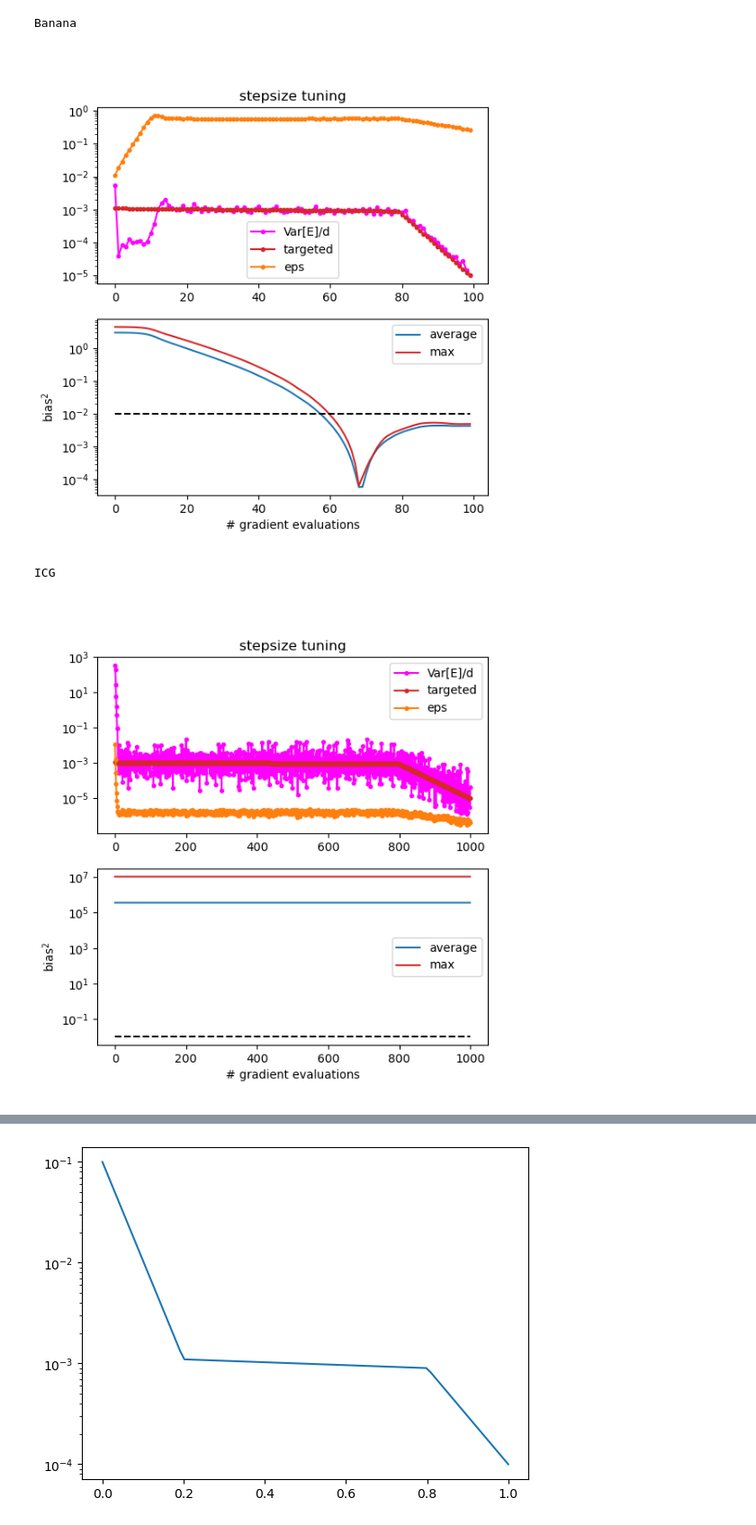
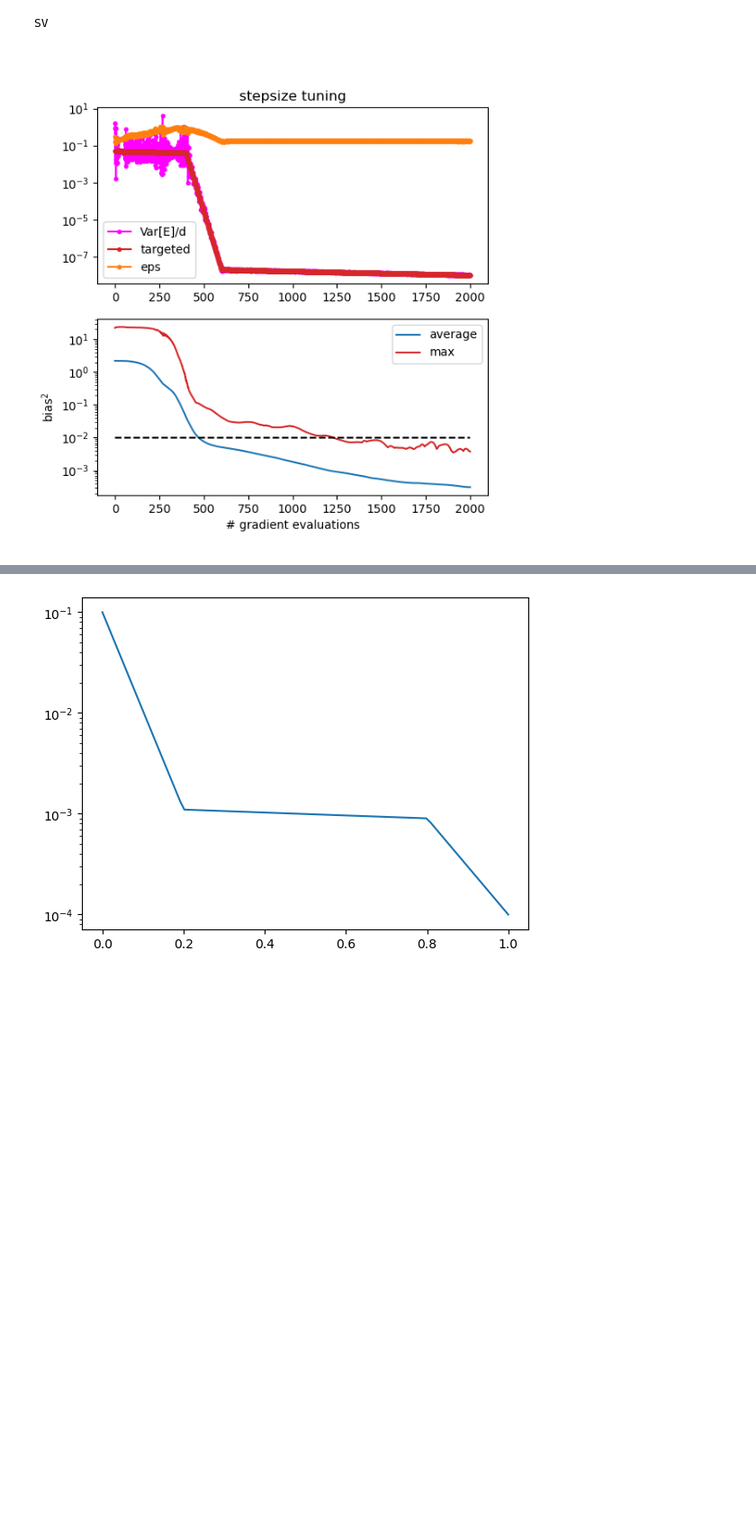
Before and after one commit to JakobRobnik/MicroCanonicalHMC, a Jupyter notebook: tst_ensamble.ipynb, the cells around one changed output, grey strips where cells are left out. Shown: that part at 90% size. Saved outputs shown, nothing was run; the diff lists cells and outputs as text; code cells hidden in the pictures; blank space fills up the shorter version.

```diff
--- a/tst_ensamble.ipynb
+++ b/tst_ensamble.ipynb
@@ -1,17 +1,16 @@
 # %%
 import numpy as np
 import matplotlib.pyplot as plt
 from IPython.display import Image, display
 
 
 targets = ['Banana', 'ICG', 'german_credit', 'brownian', 'IRT', 'SV']
 
-for i in [0, 1, 2, 3, 4, 5]:
+for i in [5, ]:
     name = targets[i]
     print(name)
     display(Image(filename='plots/tst_ensamble/'+name+'.png'))
+    #ICG, Brownian, SV
 # %% [output]
-Banana
+SV
-[figure, old version]
+[figure, new version]
-ICG
-[figure, removed]
```
Also changed, not shown: parts of 1 cell of this notebook, 2 other files.
